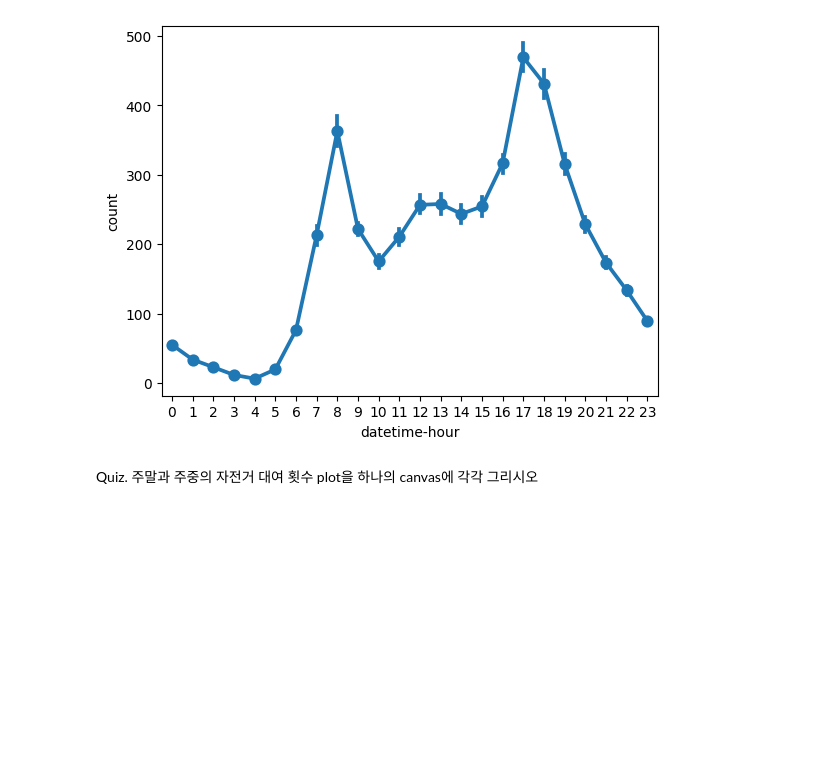
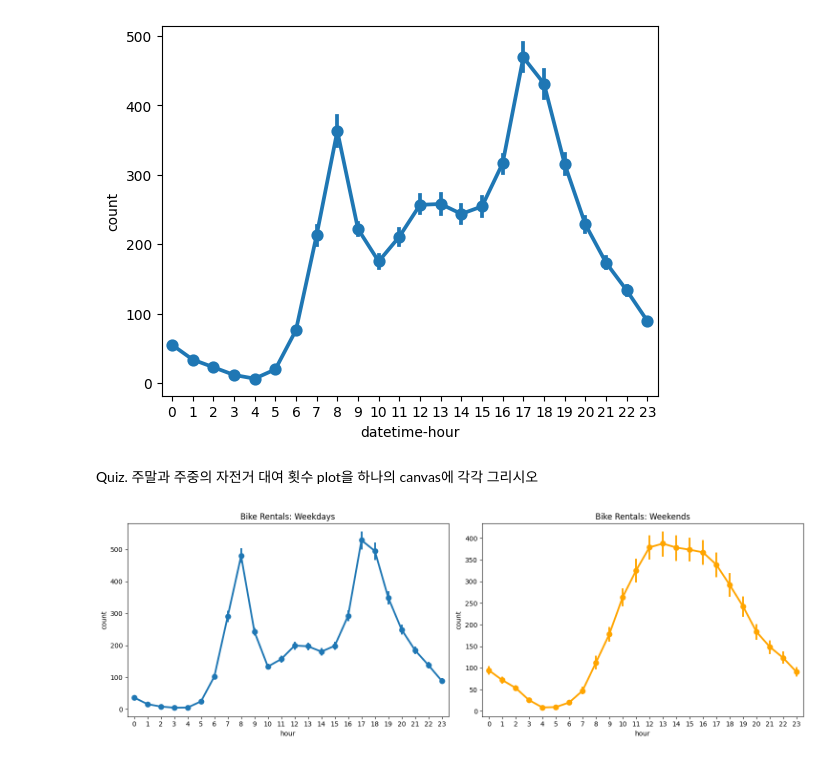
Before and after one commit to abbosaliboev/Data_Science, a Jupyter notebook: 7. Data analysis.ipynb, the cells around one changed output. Cells and saved outputs as stored; diff of their text form; code cells hidden in the pictures; blank space fills up the shorter version.

```diff
--- a/7. Data analysis.ipynb
+++ b/7. Data analysis.ipynb
@@ -434,3 +434,26 @@ sns.pointplot(data = train, x = 'datetime-hour', y = 'count')
 [figure]
 # %% [markdown]
 Quiz. 주말과 주중의 자전거 대여 횟수 plot을 하나의 canvas에 각각 그리시오
+# %%
+import matplotlib.pyplot as plt
+import seaborn as sns
+
+# Preprocessing: convert to datetime and extract hour
+train['datetime'] = pd.to_datetime(train['datetime'])
+train['hour'] = train['datetime'].dt.hour
+
+# Create a canvas with 2 subplots
+fig, axes = plt.subplots(1, 2, figsize=(15, 5))
+
+# Plot for Weekdays
+sns.pointplot(data=train[train['workingday'] == 1], x='hour', y='count', ax=axes[0])
+axes[0].set_title('Bike Rentals: Weekdays')
+
+# Plot for Weekends
+sns.pointplot(data=train[train['workingday'] == 0], x='hour', y='count', ax=axes[1], color='orange')
+axes[1].set_title('Bike Rentals: Weekends')
+
+plt.tight_layout()
+plt.show()
+# %% [output]
+[figure, added]
```
Also changed, not shown: parts of 1 cell of this notebook.
